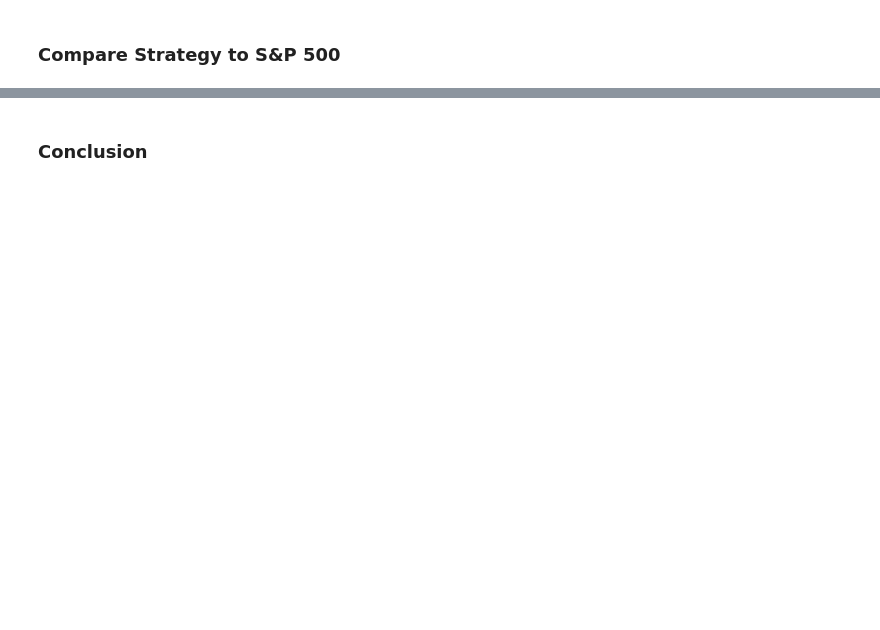
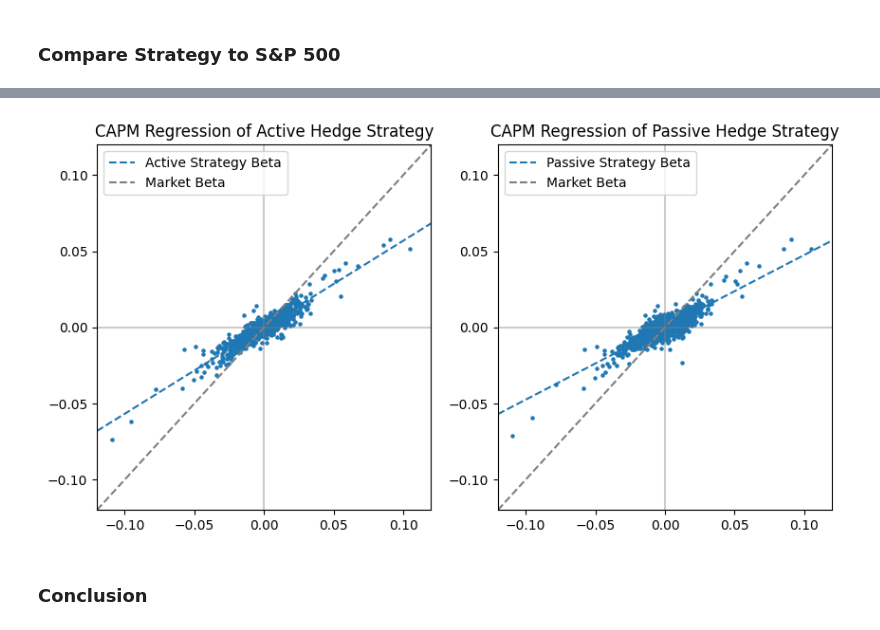
Before and after one commit to ryangiroux/vol-drag, a Jupyter notebook: vol-drag.ipynb, the cells around one changed output, grey strips where cells are left out. Drawn from its saved outputs; the diff is of its cells as text; code cells hidden in the pictures; blank space fills up the shorter version.

Commit message:
feat: added strategy, capm regression and methods of reducing volaility

```diff
--- a/vol-drag.ipynb
+++ b/vol-drag.ipynb
@@ -83,0 +245,81 @@ This result has numerous implications for investors. First and most importantly,
+# %%
+import matplotlib.pyplot as plt
+import pandas as pd
+import numpy as np
+import statsmodels.api as sm
+
+
+# get 10y t-bill data
+df["Tbill"] = yf.download("^TNX", period="10y")["Close"] / 100 / 252 # for daily returns
+
+# CAPM Regression
+# active stategy
+df["x1"] = df["SPY Returns"] -  df["Tbill"] # Rm - Rf
+df["y1"] = df["Active Strategy Returns"] - df["Tbill"] # Ri - Rm
+
+regression_data = df[["y1", "x1"]].dropna()
+
+y1_clean = regression_data["y1"]
+x1_clean = sm.add_constant(regression_data["x1"]) # so intercept isn't forced to be 0
+
+active_strat_model = sm.OLS(y1_clean, x1_clean).fit()
+print(active_strat_model.params)
+
+
+# passive strategy
+df["x2"] = df["SPY Returns"] -  df["Tbill"] # Rm - Rf
+df["y2"] = df["Passive Strategy Returns"] - df["Tbill"] # Ri - Rm
+
+regression_data = df[["y2", "x2"]].dropna()
+
+y2_clean = regression_data["y2"]
+x2_clean = sm.add_constant(regression_data["x2"]) # so intercept isn't forced to be 0
+
+passive_strat_model = sm.OLS(y2_clean, x2_clean).fit()
+print(passive_strat_model.params)
+
+
+# create regression lines
+x = np.linspace(-.12, 0.12, 100)
+y = x
+
+line1 = active_beta*x + active_alpha
+line2 = passive_beta*x + passive_alpha
+
+# metrics
+active_alpha = active_strat_model.params.iloc[0]
+active_beta = active_strat_model.params.iloc[1]
+
+passive_alpha = passive_strat_model.params.iloc[0]
+passive_beta = passive_strat_model.params.iloc[1]
+
+
+# plot
+
+fig, ax = plt.subplots(1, 2, figsize=(10,5))
+
+ax[0].scatter(df["SPY Returns"].dropna(), df["Active Strategy Returns"].dropna(),  s=5)
+ax[1].scatter(df["SPY Returns"].dropna(), df["Passive Strategy Returns"].dropna(), s=5)
+
+ax[0].set_xlim(-0.12, 0.12)
+ax[0].set_ylim(-0.12, 0.12)
+ax[1].set_xlim(-0.12, 0.12)
+ax[1].set_ylim(-0.12, 0.12)
+
+ax[0].plot(x, line1, "--", label="Active Strategy Beta")
+ax[0].plot(x, y, color="grey", linestyle="--", label="Market Beta")
+ax[0].axhline(0, color="grey", alpha=0.4)
+ax[0].axvline(0, color="grey", alpha=0.4)
+
+ax[1].plot(x, line2, "--", label="Passive Strategy Beta")
+ax[1].plot(x, y, color="grey", linestyle="--", label="Market Beta")
+ax[1].axhline(0, color="grey", alpha=0.4)
+ax[1].axvline(0, color="grey", alpha=0.4)
+
+
+ax[0].set_title("CAPM Regression of Active Hedge Strategy")
+ax[1].set_title("CAPM Regression of Passive Hedge Strategy")
+
+ax[0].legend()
+ax[1].legend()
+# %% [output]
@@ -84,2 +334,3 @@ This result has numerous implications for investors. First and most importantly,
+[figure, added]
 # %% [markdown]
 ### Conclusion
```
Also changed, not shown: parts of 6 cells of this notebook.
